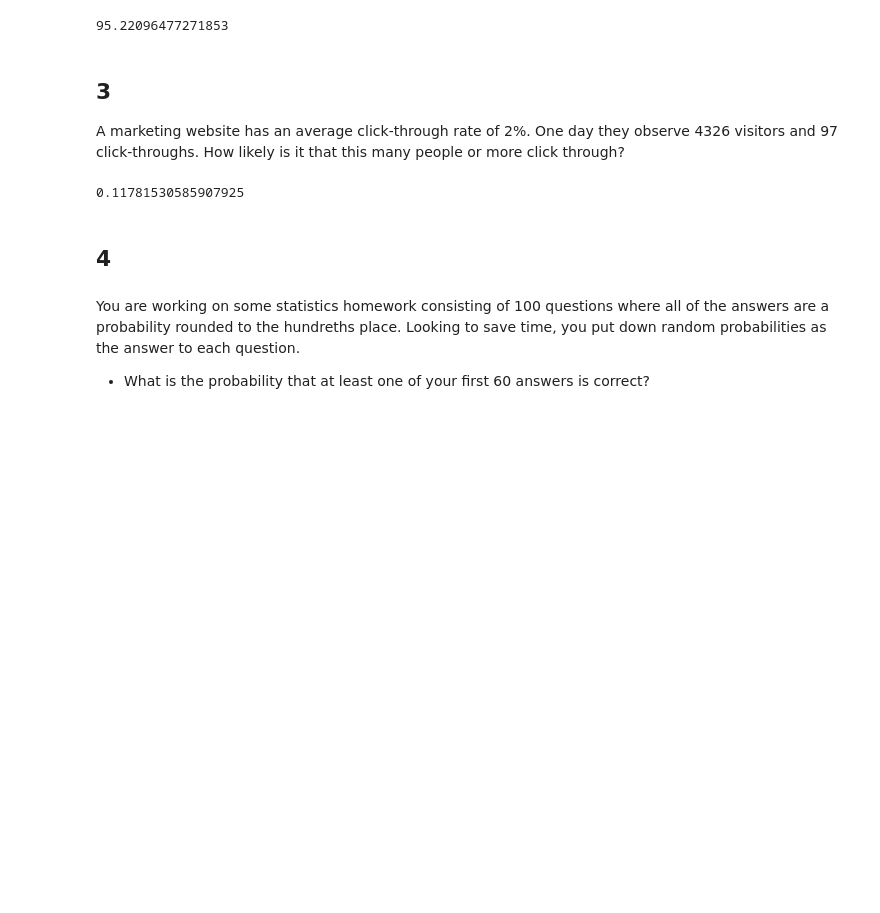
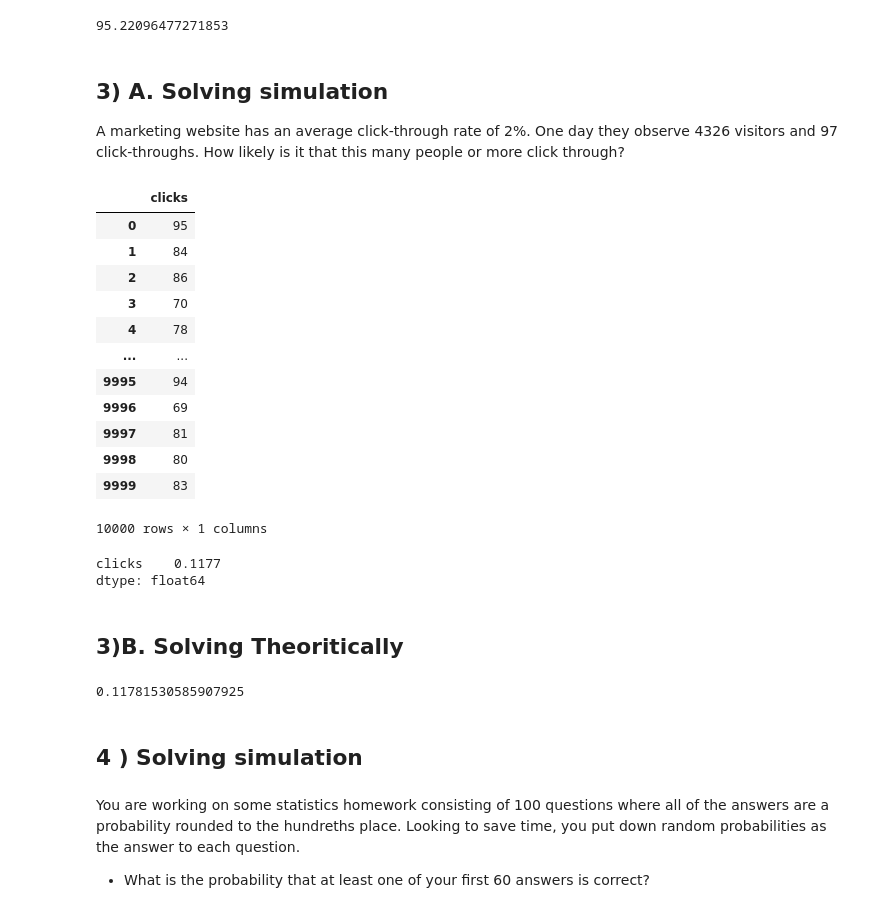
Before and after one commit to brandon-sharpe/statistics-exercises, a Jupyter notebook: probability_distributions.ipynb, the cells around one changed output. Drawn from its saved outputs; the diff is of its cells as text; code cells hidden in the pictures; blank space fills up the shorter version.

```diff
--- a/probability_distributions.ipynb
+++ b/probability_distributions.ipynb
@@ -64,8 +147,33 @@ sales.cdf(3.5)*100
 # %% [output]
 95.22096477271853
 # %% [markdown]
-## 3
+## 3) A. Solving simulation
 A marketing website has an average click-through rate of 2%. One day they observe 4326 visitors and 97 click-throughs. How likely is it that this many people or more click through?
+# %%
+click = pd.DataFrame(np.random.binomial(4326,.02, 10_000)).rename(columns= ({0:"clicks"}))
+click
+# %% [output]
+|  | clicks |
+| 0 | 95 |
+| 1 | 84 |
+| 2 | 86 |
+| 3 | 70 |
+| 4 | 78 |
+| ... | ... |
+| 9995 | 94 |
+| 9996 | 69 |
+| 9997 | 81 |
+| 9998 | 80 |
+| 9999 | 83 |
+10000 rows × 1 columns
+# %%
+ninty_seven = click>97
+ninty_seven.mean()
+# %% [output]
+clicks    0.1177
+dtype: float64
+# %% [markdown]
+## 3)B. Solving Theoritically
 # %%
 clicks = stats.binom(4326,.02)
 # %%
@@ -73,7 +181,7 @@ clicks.sf(97)
 # %% [output]
 0.11781530585907925
 # %% [markdown]
-## 4
+## 4 ) Solving simulation
 # %% [markdown]
 You are working on some statistics homework consisting of 100 questions where all of the answers are a probability rounded to the hundreths place. Looking to save time, you put down random probabilities as the answer to each question.
 
```
Also changed, not shown: parts of 40 cells of this notebook.
